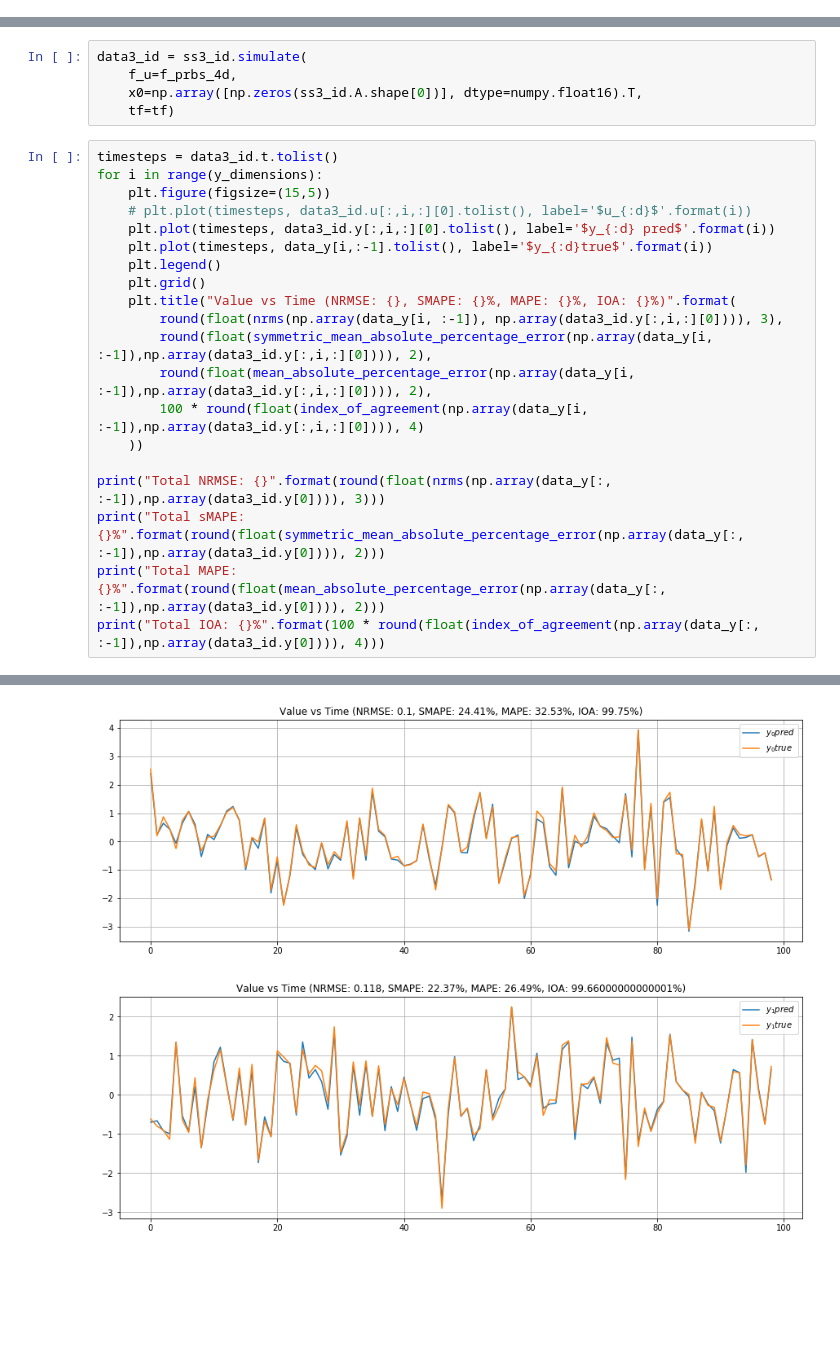
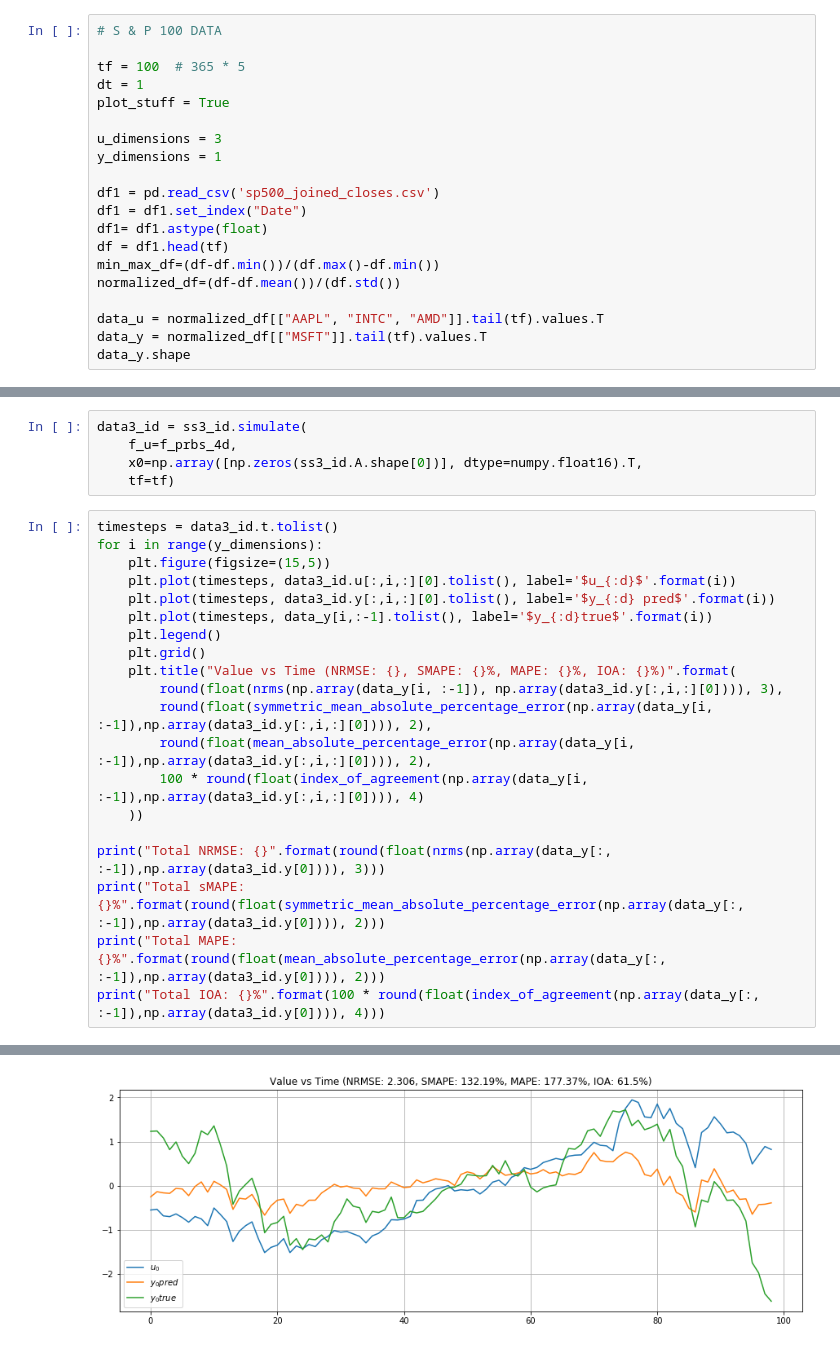
Before and after one commit to temp3rr0r/sysid, a Jupyter notebook: examples/System Identification GPU.ipynb, the cells around one changed output, grey strips where cells are left out. Cells and saved outputs as stored; diff of their text form; blank space fills up the shorter version.

Commit message:
Real data (AAPL, MSFC) MIMO [3 IN, 1 OUT] :D

```diff
--- a/examples/System Identification GPU.ipynb
+++ b/examples/System Identification GPU.ipynb
@@ -25,0 +31,20 @@ data_y = (data_y2 - np.mean(data_y2)) / np.std(data_y2)
+# %%
+# S & P 100 DATA
+
+tf = 100  # 365 * 5
+dt = 1
+plot_stuff = True
+
+u_dimensions = 3
+y_dimensions = 1
+
+df1 = pd.read_csv('sp500_joined_closes.csv')
+df1 = df1.set_index("Date")
+df1= df1.astype(float)
+df = df1.head(tf)
+min_max_df=(df-df.min())/(df.max()-df.min())
+normalized_df=(df-df.mean())/(df.std())
+
+data_u = normalized_df[["AAPL", "INTC", "AMD"]].tail(tf).values.T
+data_y = normalized_df[["MSFT"]].tail(tf).values.T
+data_y.shape
@@ -51,7 +78,7 @@ data3_id = ss3_id.simulate(
 timesteps = data3_id.t.tolist()
 for i in range(y_dimensions):
     plt.figure(figsize=(15,5))
-    # plt.plot(timesteps, data3_id.u[:,i,:][0].tolist(), label='$u_{:d}$'.format(i))
+    plt.plot(timesteps, data3_id.u[:,i,:][0].tolist(), label='$u_{:d}$'.format(i))
     plt.plot(timesteps, data3_id.y[:,i,:][0].tolist(), label='$y_{:d} pred$'.format(i))
     plt.plot(timesteps, data_y[i,:-1].tolist(), label='$y_{:d}true$'.format(i))
     plt.legend()
@@ -75,2 +102 @@ Total IOA: 99.71%
-[figure, old version]
+[figure, new version]
-[figure, removed]
```
Also changed, not shown: parts of 4 cells of this notebook.
